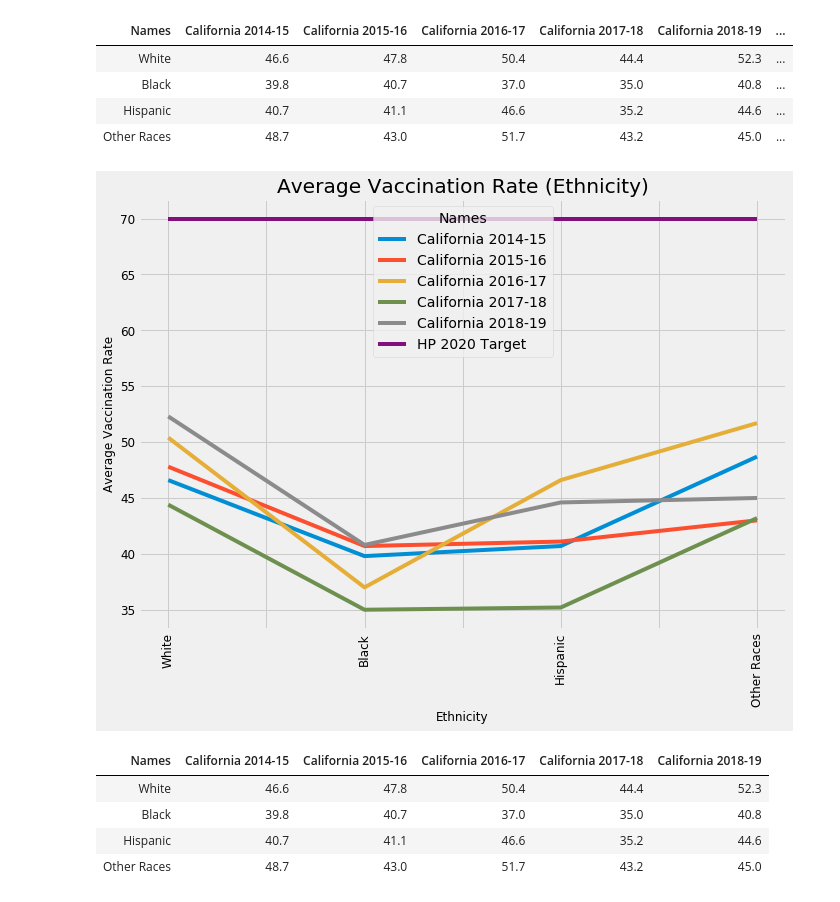
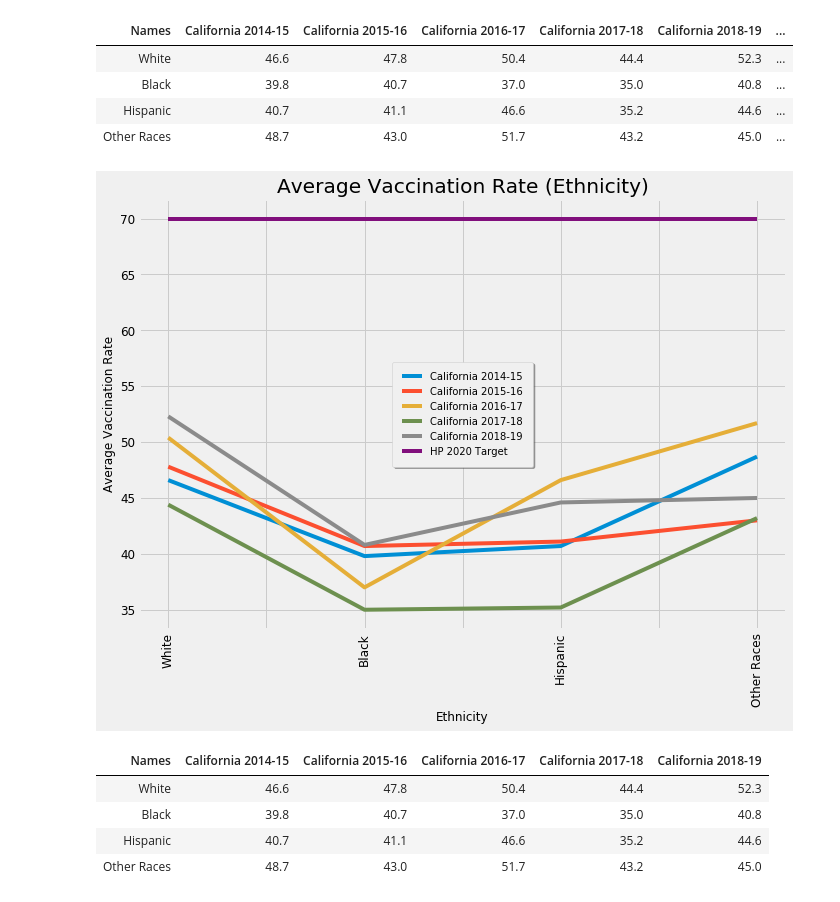
Before and after one commit to ssundar80/Flu-Rates-in-California, a Jupyter notebook: CA Vaccination Rates.ipynb, the cells around one changed output. Drawn from its saved outputs; the diff is of its cells as text; code cells hidden in the pictures.

```diff
--- a/CA Vaccination Rates.ipynb
+++ b/CA Vaccination Rates.ipynb
@@ -239,19 +251,19 @@ years_df_eth
 # %%
 
 # plot data
 fig2,ax2 = plt.subplots()
 plt.style.use('fivethirtyeight')
-years_df_ethbar.plot(kind='line', title ="Average Vaccination Rate (Ethnicity)", figsize=(10, 8), legend=True, fontsize=12, ax=ax2)
+years_df_eth.plot(kind='line', title ="Average Vaccination Rate (Ethnicity)", figsize=(10, 8), legend=True, fontsize=12, ax=ax2)
 ax2.set_xlabel(xlabel="Ethnicity", fontsize=12)
 labels = ['White',' ','Black', ' ', 'Hispanic', ' ', 'Other Races']
 ax2.set_xticklabels(labels,rotation="vertical")
 ax2.set_ylabel("Average Vaccination Rate", fontsize=12)
 plt.tight_layout()
 plt.axis('tight')
-ax.legend(loc="best")
+ax2.legend(loc="best", fancybox=True, borderpad=1, prop={'size':10}, shadow=True)
 plt.show()
 # %% [output]
-[figure, old version]
+[figure, new version]
 # %%
 #Save the plot image
 path_eth = os.path.join(os.path.expanduser("~"), "Desktop", "avg_vacc_rate_eth.png")
```
Also changed, not shown: parts of 5 cells of this notebook.
